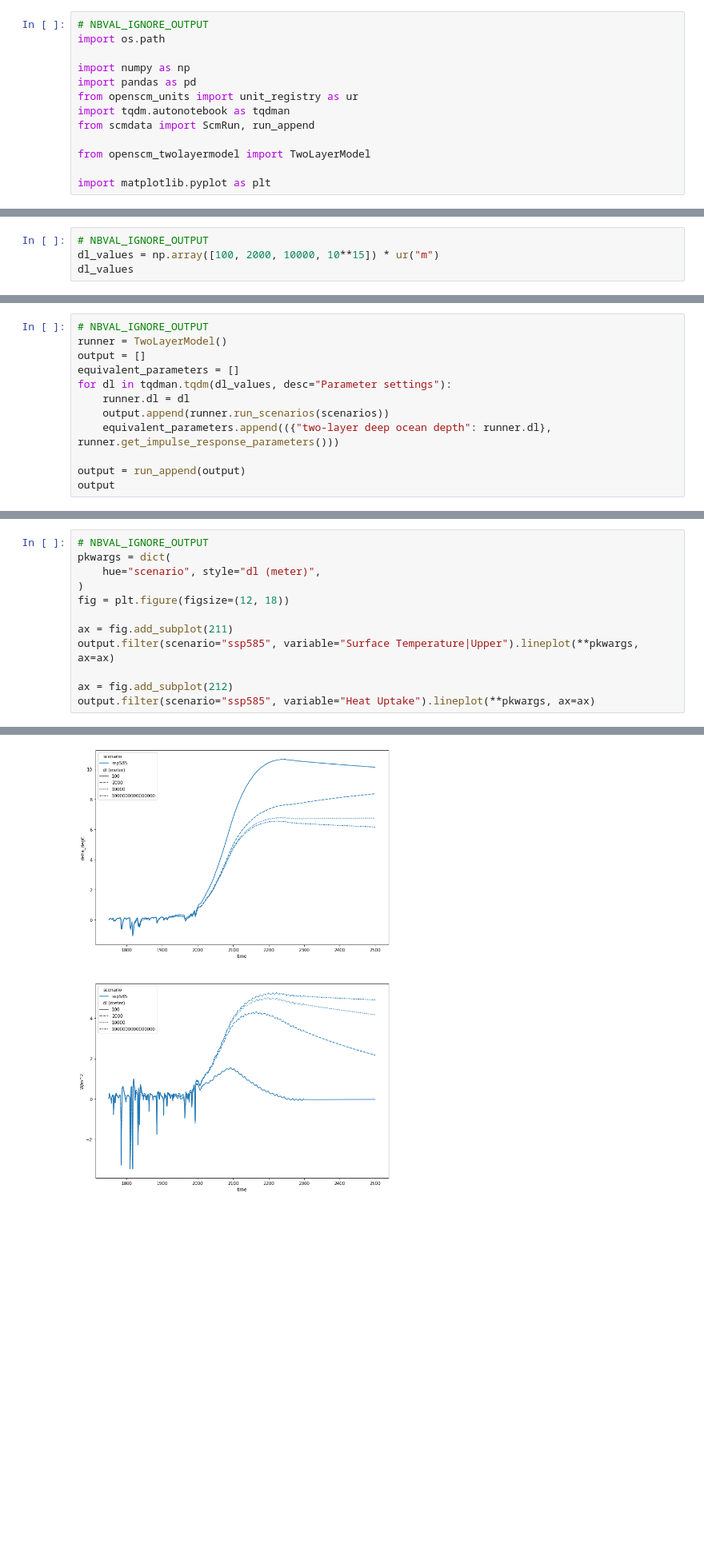
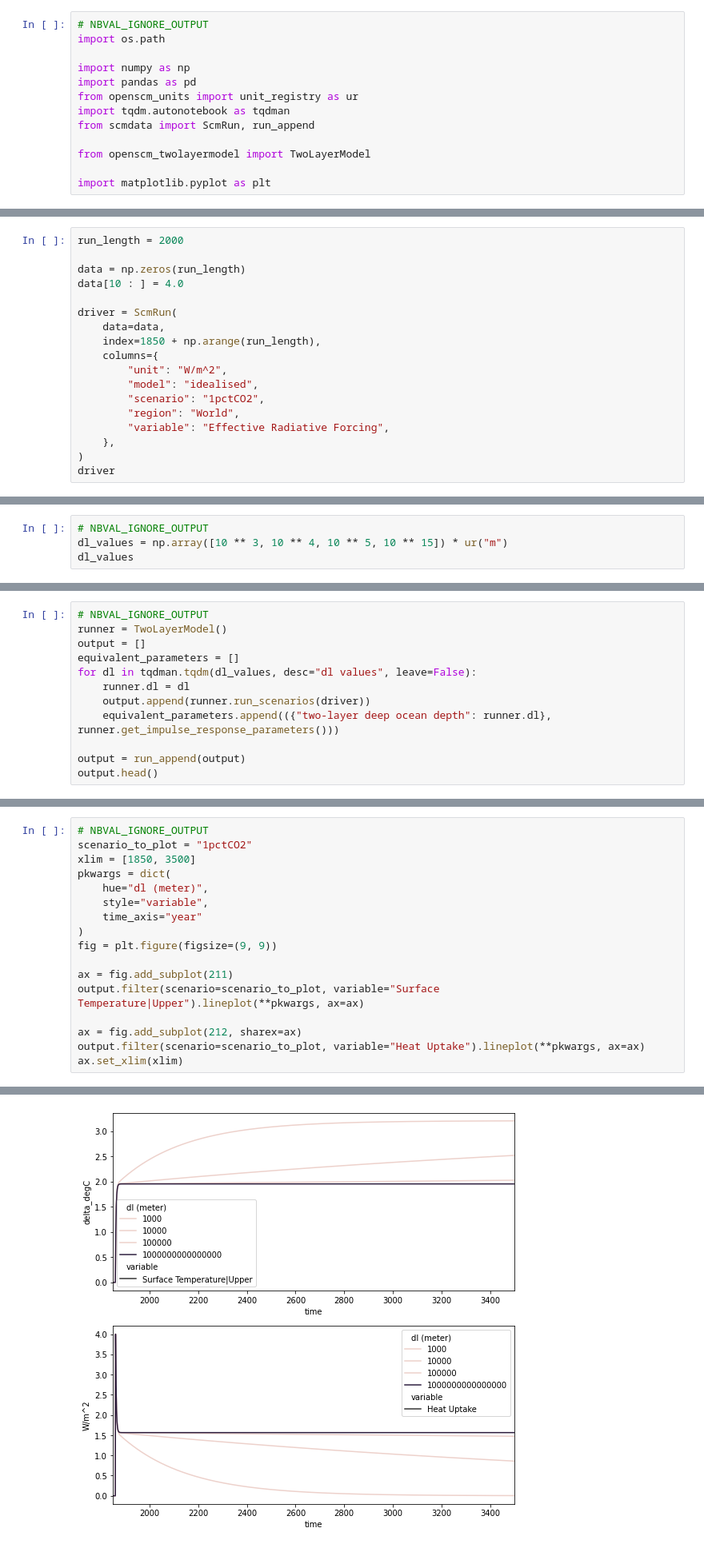
Before and after one commit to openscm/openscm-twolayermodel, a Jupyter notebook: docs/source/usage/one-layer-model.ipynb, the cells around one changed output, grey strips where cells are left out. Shown: that part at 80% size. Saved outputs shown, nothing was run; the diff lists cells and outputs as text; blank space fills up the shorter version.

```diff
--- a/docs/source/usage/one-layer-model.ipynb
+++ b/docs/source/usage/one-layer-model.ipynb
@@ -53,0 +22,18 @@ Meta:
+# %%
+run_length = 2000
+
+data = np.zeros(run_length)
+data[10 : ] = 4.0
+
+driver = ScmRun(
+    data=data,
+    index=1850 + np.arange(run_length),
+    columns={
+        "unit": "W/m^2",
+        "model": "idealised",
+        "scenario": "1pctCO2",
+        "region": "World",
+        "variable": "Effective Radiative Forcing",
+    },
+)
+driver
@@ -62,5 +151,5 @@ scenarios.filter(variable="Effective Radiative Forcing").lineplot()
 # %%
 # NBVAL_IGNORE_OUTPUT
-dl_values = np.array([100, 2000, 10000, 10**15]) * ur("m")
+dl_values = np.array([10 ** 3, 10 ** 4, 10 ** 5, 10 ** 15]) * ur("m")
 dl_values
 # %% [output]
@@ -71,11 +160,11 @@ dl_values
 runner = TwoLayerModel()
 output = []
 equivalent_parameters = []
-for dl in tqdman.tqdm(dl_values, desc="Parameter settings"):
+for dl in tqdman.tqdm(dl_values, desc="dl values", leave=False):
     runner.dl = dl
-    output.append(runner.run_scenarios(scenarios))
+    output.append(runner.run_scenarios(driver))
     equivalent_parameters.append(({"two-layer deep ocean depth": runner.dl}, runner.get_impulse_response_parameters()))
 
 output = run_append(output)
-output
+output.head()
 # %% [output]
@@ -125,13 +207,18 @@ equivalent_parameters
 # %%
 # NBVAL_IGNORE_OUTPUT
+scenario_to_plot = "1pctCO2"
+xlim = [1850, 3500]
 pkwargs = dict(
-    hue="scenario", style="dl (meter)",
+    hue="dl (meter)",
+    style="variable",
+    time_axis="year"
 )
-fig = plt.figure(figsize=(12, 18))
+fig = plt.figure(figsize=(9, 9))
 
 ax = fig.add_subplot(211)
-output.filter(scenario="ssp585", variable="Surface Temperature|Upper").lineplot(**pkwargs, ax=ax)
+output.filter(scenario=scenario_to_plot, variable="Surface Temperature|Upper").lineplot(**pkwargs, ax=ax)
 
-ax = fig.add_subplot(212)
-output.filter(scenario="ssp585", variable="Heat Uptake").lineplot(**pkwargs, ax=ax)
+ax = fig.add_subplot(212, sharex=ax)
+output.filter(scenario=scenario_to_plot, variable="Heat Uptake").lineplot(**pkwargs, ax=ax)
+ax.set_xlim(xlim)
 # %% [output]
@@ -139 +226 @@ output.filter(scenario="ssp585", variable="Heat Uptake").lineplot(**pkwargs, ax=
-[figure, old version]
+[figure, new version]
```
Also changed, not shown: parts of 24 cells of this notebook.
